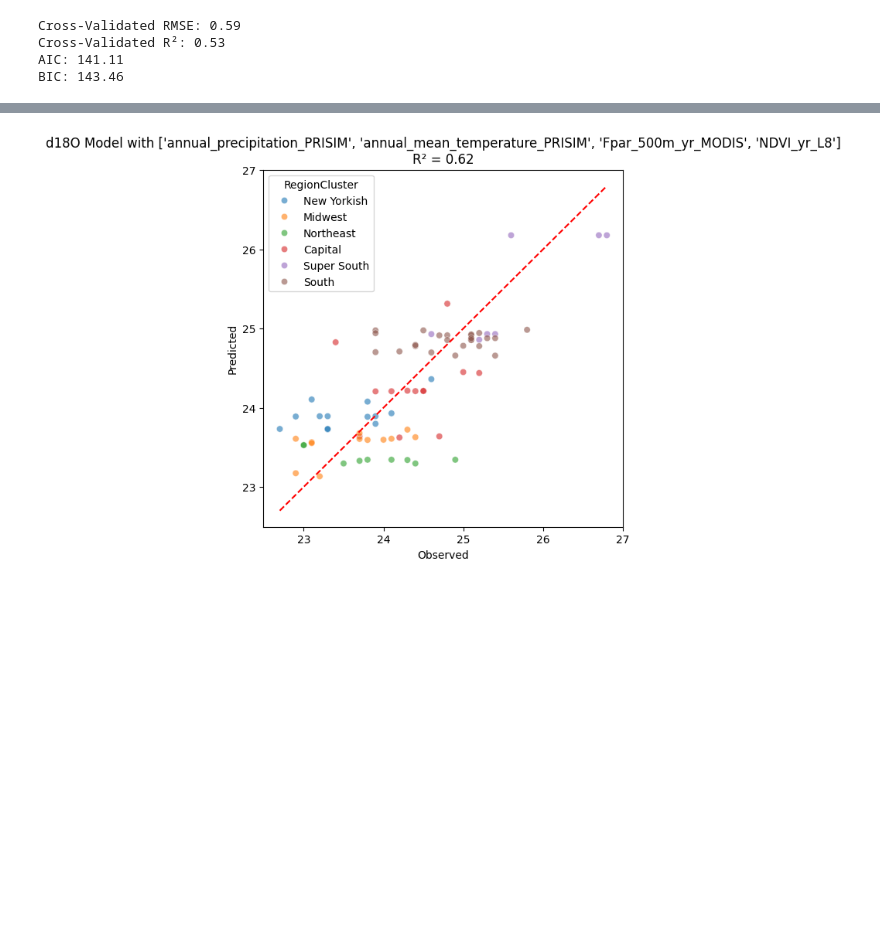
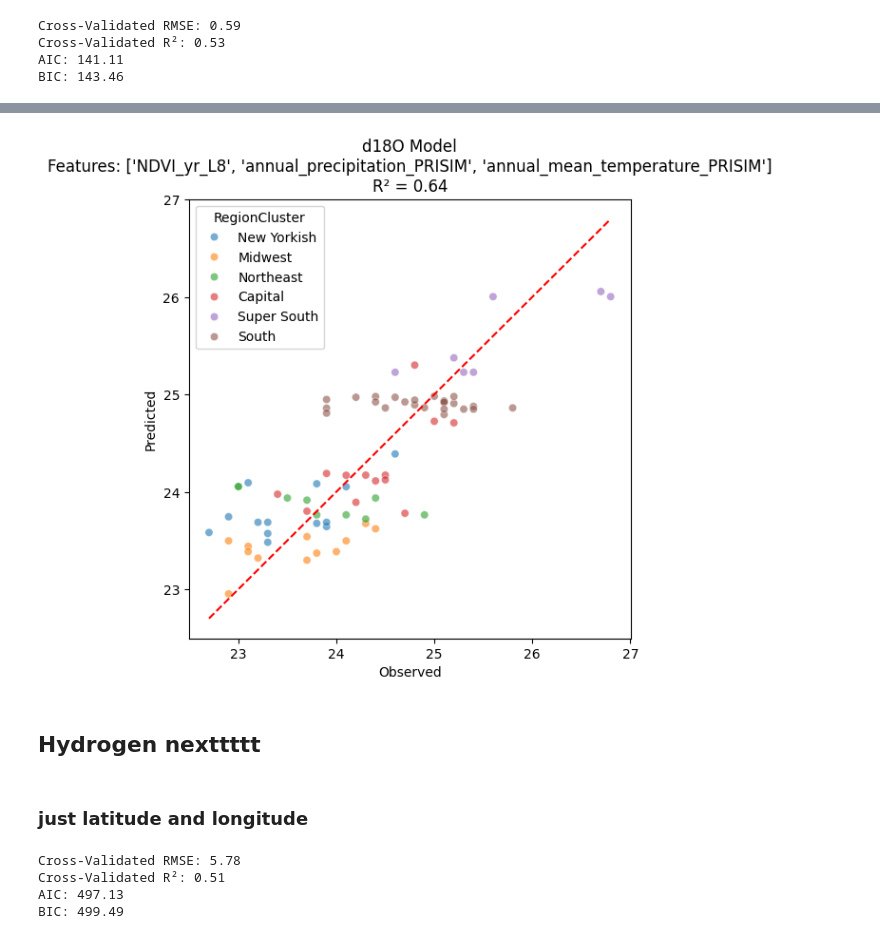
Before and after one commit to s-kganz/isotopes, a Jupyter notebook: Amanda/Modeling_w_spatial_cv.ipynb, the cells around one changed output, grey strips where cells are left out. Drawn from its saved outputs; the diff is of its cells as text; code cells hidden in the pictures; blank space fills up the shorter version.

Commit message:
more modeling w spatail cv

```diff
--- a/Amanda/Modeling_w_spatial_cv.ipynb
+++ b/Amanda/Modeling_w_spatial_cv.ipynb
@@ -305,13 +406,12 @@ list(tree.columns)
 # %%
 features = [
-           # 'Latitude',
-            #'elevation_dem',
-         'annual_precipitation_PRISIM',
-         'annual_mean_temperature_PRISIM',
-         'Fpar_500m_yr_MODIS',
- # 'NDVI_yr_L8',
 
-]
+  'NDVI_yr_L8',
+  #'TC_Vegetation_yr_L8',
+ # 'SR_B6_yr_L8',
+  'annual_precipitation_PRISIM',
+  'annual_mean_temperature_PRISIM'
+ ]
 target = 'd18O'
 region= 'RegionCluster'
 
@@ -392,23 +502,75 @@ plt.show()
 # %%
 #plot pred vs obs
 
 plt.figure(figsize=(6,6))
 sns.scatterplot(
     data=tree,
     x='d18O',
-    y="d18O_pred_with_['Latitude', 'elevation_dem']",
+    y="d18O_pred_with_['NDVI_yr_L8', 'annual_precipitation_PRISIM', 'annual_mean_temperature_PRISIM']",
     hue='RegionCluster',
     palette='tab10',
     alpha=0.6
 )
 
 # 1:1 line
 plt.plot([tree['d18O'].min(), tree['d18O'].max()],
          [tree['d18O'].min(), tree['d18O'].max()], 'r--')
 
 plt.xlabel("Observed")
 plt.ylabel("Predicted")
-plt.title(f"{target} Model with {features}\nR² = {r2:.2f}")
+plt.title(f"{target} Model\nFeatures: {features}\nR² = {r2:.2f}")
 plt.show()
 # %% [output]
-[figure, old version]
+[figure, new version]
+# %% [markdown]
+## Hydrogen nexttttt
+# %% [markdown]
+### just latitude and longitude
+# %%
+features = ['Latitude']
+target = 'd2H'
+region= 'RegionCluster'
+
+# define model inputs
+df_model = tree[features + [target]+ [region]].dropna()
+X = df_model[features].values
+y = df_model[target].values
+regional_groups = df_model['RegionCluster'].values
+
+# make spatial validation groups
+group_kfold = GroupKFold(n_splits=6)
+regional_kfold = group_kfold.split(X, y, regional_groups )
+train_indices, test_indices = [list(traintest) for traintest in zip(*regional_kfold)]
+regional_groups_cv = [*zip(train_indices,test_indices)]
+
+# model + CV predictions
+model = LinearRegression()
+predictions = cross_val_predict(model, X, y, cv=regional_groups_cv)
+model.fit(X, y)
+
+# R2 and RMSE calculations and metrics
+rmse = np.sqrt(mean_squared_error(y, predictions))
+r2 = r2_score(y, predictions)
+print(f"Cross-Validated RMSE: {rmse:.2f}")
+print(f"Cross-Validated R²: {r2:.2f}")
+
+# AIC and BIC calculations
+n = len(y)
+k = X.shape[1]
+
+mse = mean_squared_error(y, predictions)
+log_likelihood = -n / 2 * np.log(2 * np.pi * mse) - (1 / (2 * mse)) * np.sum((y - predictions) ** 2)
+
+aic = 2 * k - 2 * log_likelihood
+bic = np.log(n) * k - 2 * log_likelihood
+
+print(f"AIC: {aic:.2f}")
+print(f"BIC: {bic:.2f}")
+
+#add prediction to dataframe
+#tree[f'{target}_pred_with_{features}']= predictions
+# %% [output]
+Cross-Validated RMSE: 5.78
+Cross-Validated R²: 0.51
+AIC: 497.13
+BIC: 499.49
```
Also changed, not shown: parts of 45 cells of this notebook.
